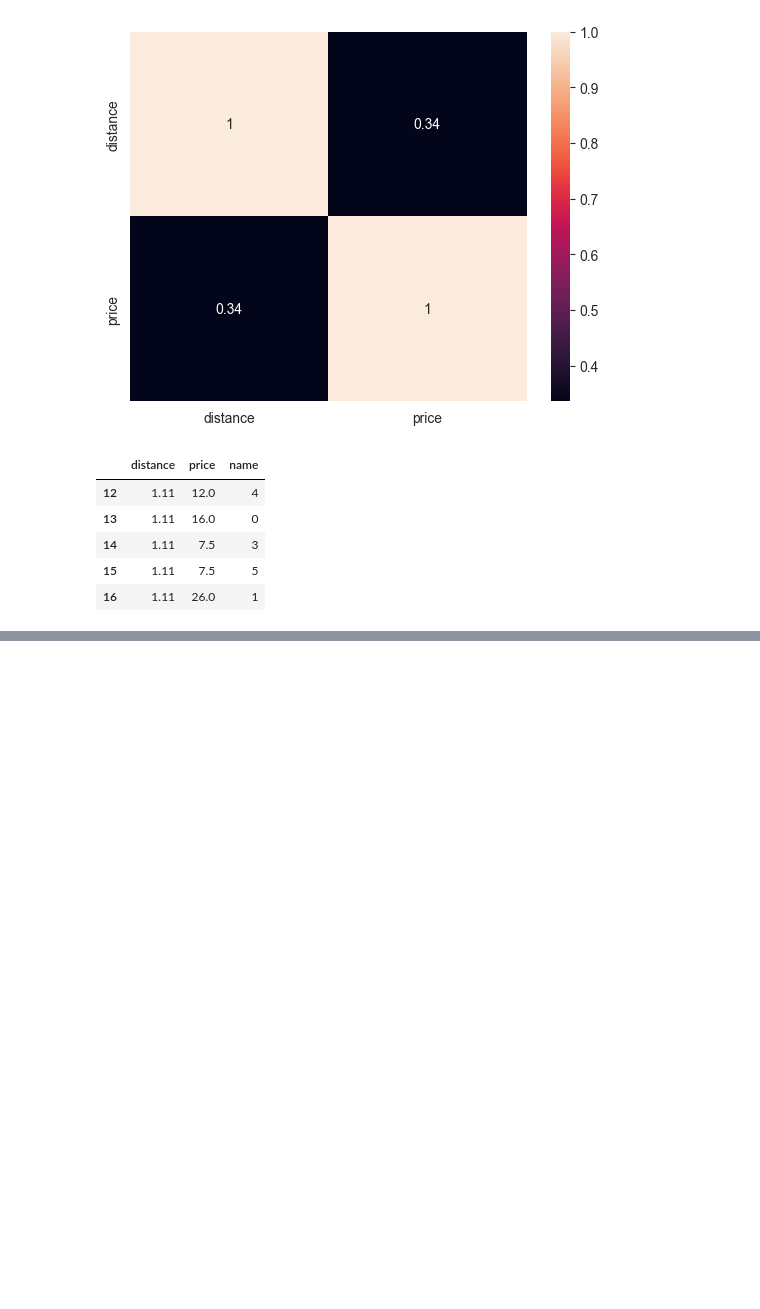
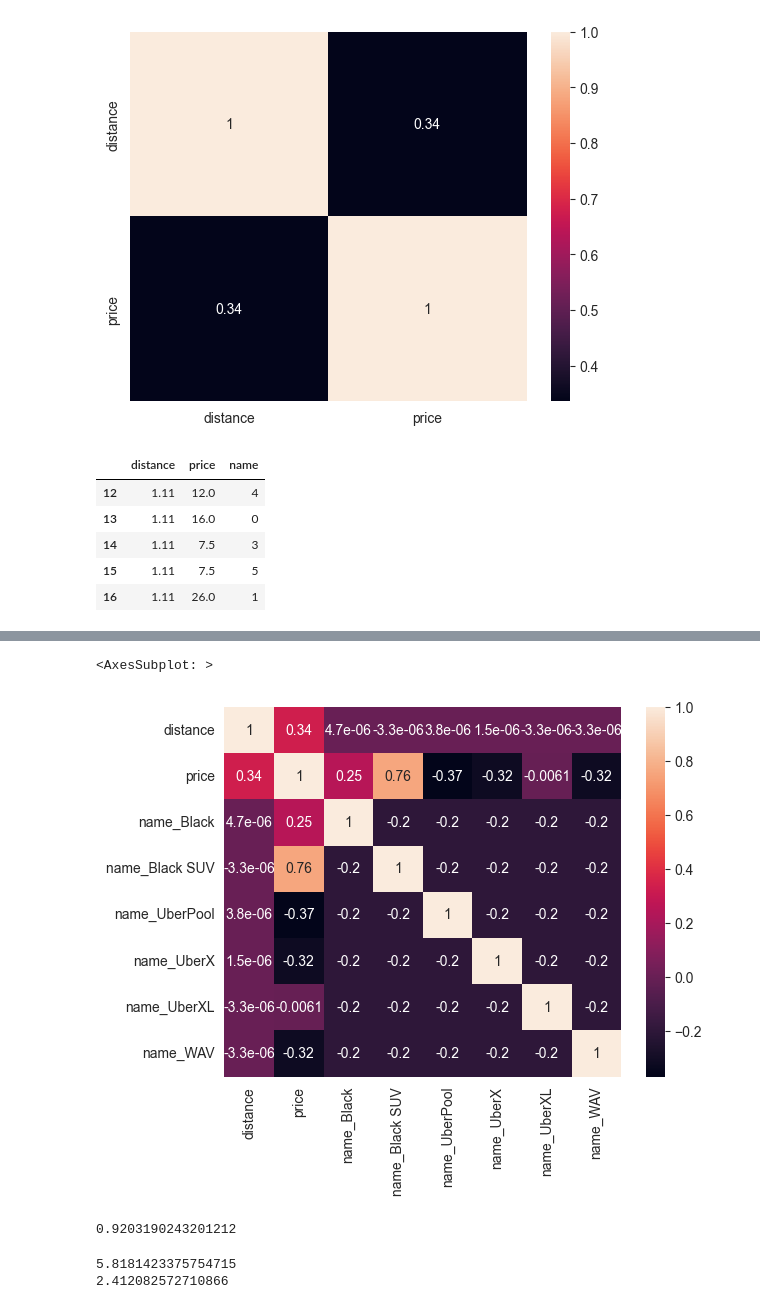
Before and after one commit to bossbruno/RideHailCompare, a Jupyter notebook: analysis.ipynb, the cells around one changed output, grey strips where cells are left out. Saved outputs shown, nothing was run; the diff lists cells and outputs as text; code cells hidden in the pictures; blank space fills up the shorter version.

```diff
--- a/analysis.ipynb
+++ b/analysis.ipynb
@@ -293,0 +311,21 @@ sns.heatmap(df_cat_encode.corr(),annot=True)
+# %%
+def one_hot_encoder(data,feature,keep_first=True):
+
+    one_hot_cols = pd.get_dummies(data[feature])
+
+    for col in one_hot_cols.columns:
+        one_hot_cols.rename({col:f'{feature}_'+col},axis=1,inplace=True)
+
+    new_data = pd.concat([data,one_hot_cols],axis=1)
+    new_data.drop(feature,axis=1,inplace=True)
+
+    if keep_first == False:
+        new_data=new_data.iloc[:,1:]
+
+    return new_data
+# %%
+new_df_onehot=new_df.copy()
+for col in new_df_onehot.select_dtypes(include='O').columns:
+    new_df_onehot=one_hot_encoder(new_df_onehot,col)
+
+new_df_onehot.head()
@@ -293,0 +339,6 @@ sns.heatmap(df_cat_encode.corr(),annot=True)
+# %%
+plt.figure()
+sns.heatmap(new_df_onehot.corr(),annot=True)
+# %% [output]
+<AxesSubplot: >
+[figure, added]
@@ -293,0 +358,14 @@ sns.heatmap(df_cat_encode.corr(),annot=True)
+# %%
+from sklearn.metrics import r2_score
+r2_score(y_test, y_pred)
+# %% [output]
+0.9203190243201212
+# %%
+from sklearn.metrics import mean_squared_error
+mse = mean_squared_error(y_test,y_pred)
+rmse = np.sqrt(mse)
+print(mse)
+print(rmse)
+# %% [output]
+5.8181423375754715
+2.412082572710866
```
Also changed, not shown: parts of 11 cells of this notebook, 1 other file.
